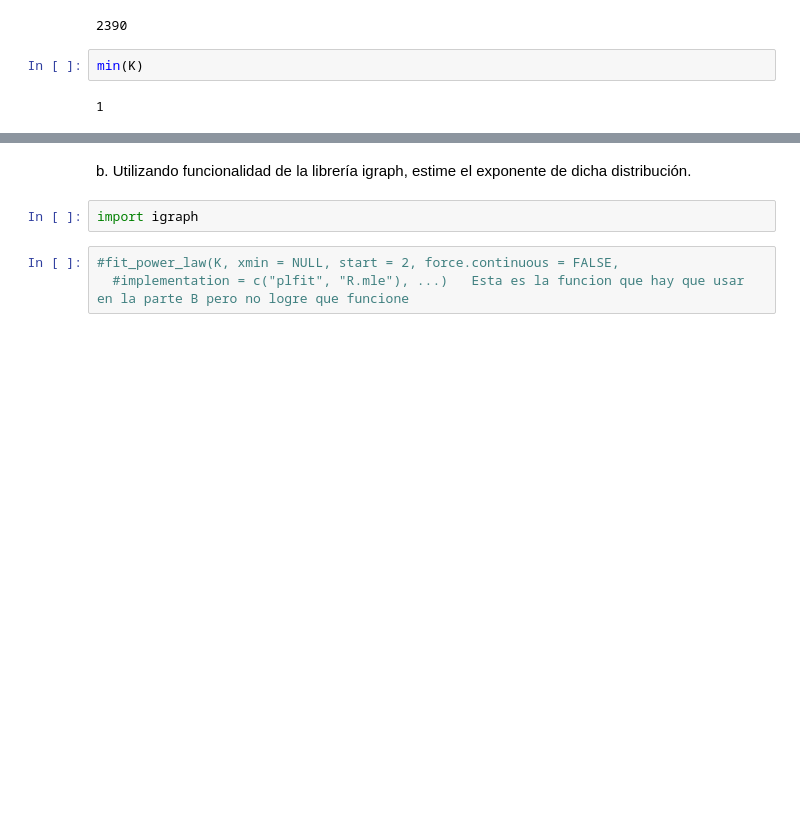
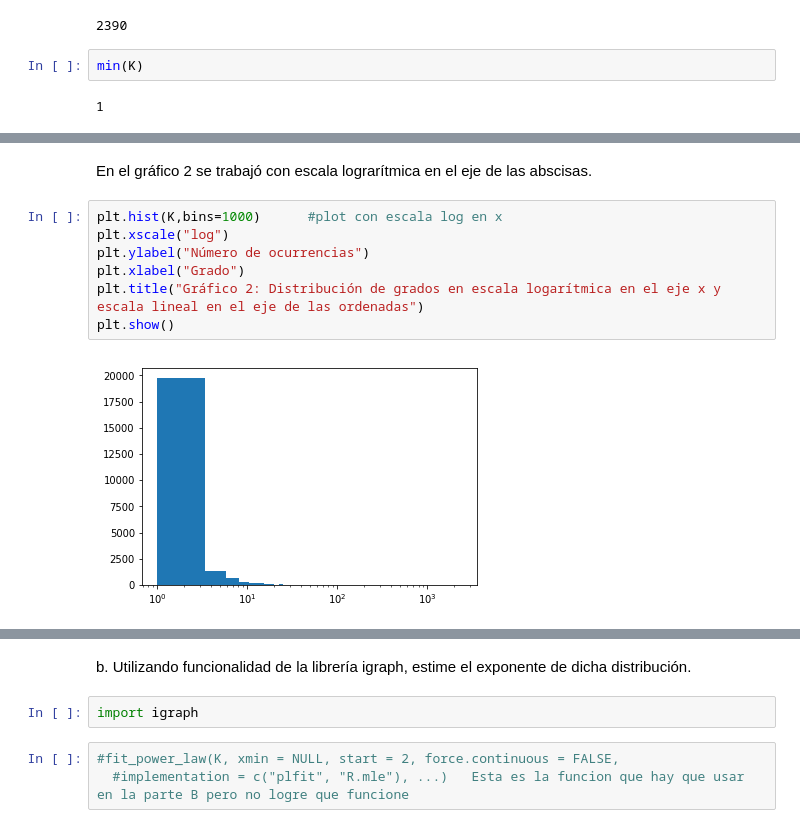
Before and after one commit to vms10/redestcs, a Jupyter notebook: Ejercicio3.ipynb, the cells around one changed output, grey strips where cells are left out. Saved outputs shown, nothing was run; the diff lists cells and outputs as text; blank space fills up the shorter version.

```diff
--- a/Ejercicio3.ipynb
+++ b/Ejercicio3.ipynb
@@ -52,0 +74,11 @@ min(K)
+# %% [markdown]
+En el gráfico 2 se trabajó con escala lograrítmica en el eje de las abscisas.
+# %%
+plt.hist(K,bins=1000)      #plot con escala log en x
+plt.xscale("log")
+plt.ylabel("Número de ocurrencias")
+plt.xlabel("Grado")
+plt.title("Gráfico 2: Distribución de grados en escala logarítmica en el eje x y escala lineal en el eje de las ordenadas")
+plt.show()
+# %% [output]
+[figure, added]
```
Also changed, not shown: parts of 18 cells of this notebook, 1 other file.
